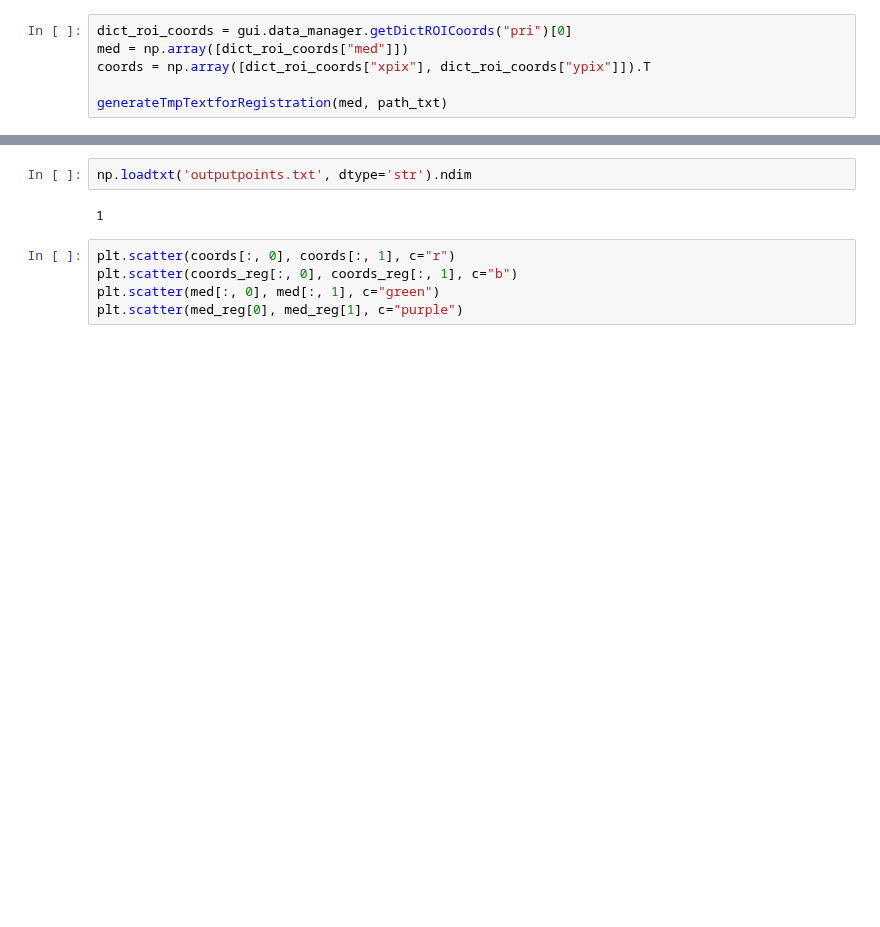
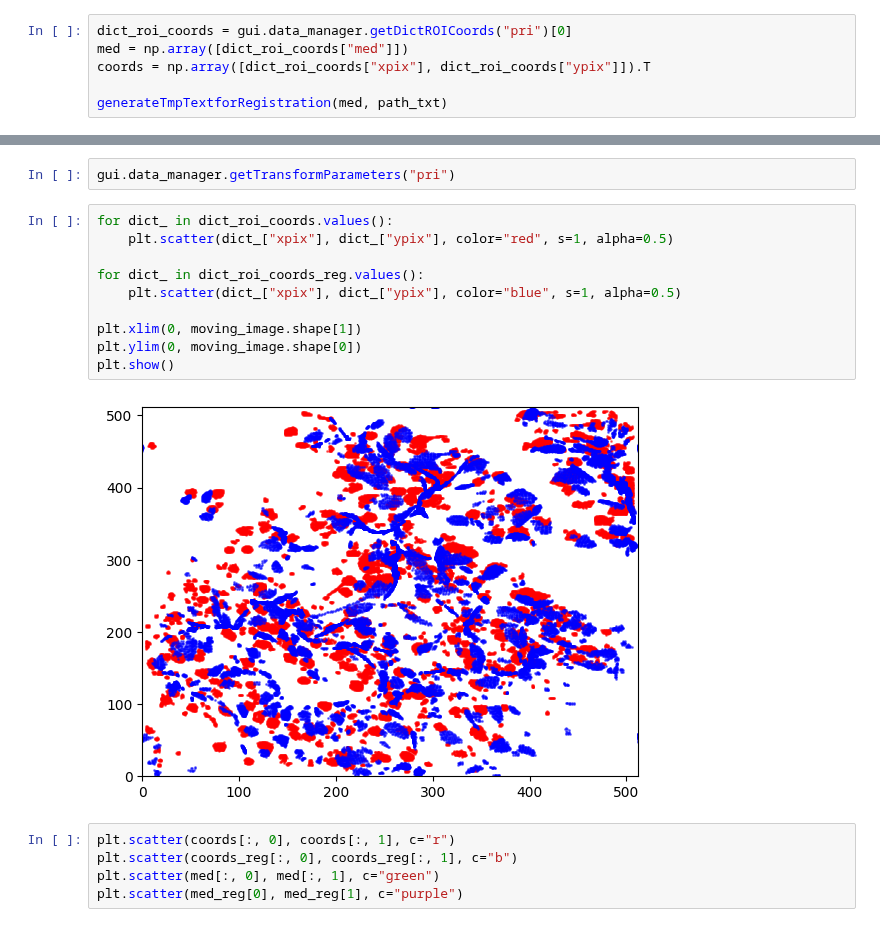
Before and after one commit to dhino2000/optic, a Jupyter notebook: notebook/Suite2pROITrackingGUI_ver02.ipynb, the cells around one changed output, grey strips where cells are left out. Cells and saved outputs as stored; diff of their text form; blank space fills up the shorter version.

Commit message:
implement ROI transform

```diff
--- a/notebook/Suite2pROITrackingGUI_ver02.ipynb
+++ b/notebook/Suite2pROITrackingGUI_ver02.ipynb
@@ -568,7 +587,17 @@ med_reg = applyPointTransform(moving_image, transform_parameters, med, path_txt)
-# %%
-np.loadtxt('outputpoints.txt', dtype='str').ndim
-# %% [output]
-1
+# %%
+gui.data_manager.getTransformParameters("pri")
+# %%
+for dict_ in dict_roi_coords.values():
+    plt.scatter(dict_["xpix"], dict_["ypix"], color="red", s=1, alpha=0.5)
+
+for dict_ in dict_roi_coords_reg.values():
+    plt.scatter(dict_["xpix"], dict_["ypix"], color="blue", s=1, alpha=0.5)
+
+plt.xlim(0, moving_image.shape[1])
+plt.ylim(0, moving_image.shape[0])
+plt.show()
+# %% [output]
+[figure, added]
 # %%
 plt.scatter(coords[:, 0], coords[:, 1], c="r")
 plt.scatter(coords_reg[:, 0], coords_reg[:, 1], c="b")
```
Also changed, not shown: parts of 5 cells of this notebook, 1 other file.
